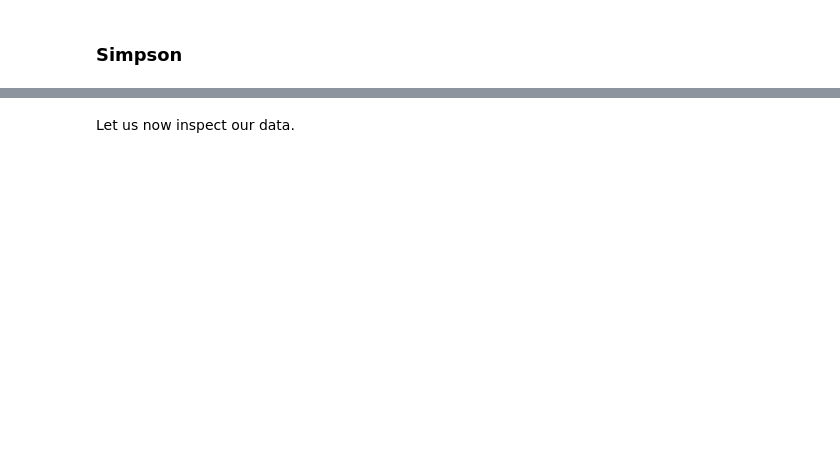
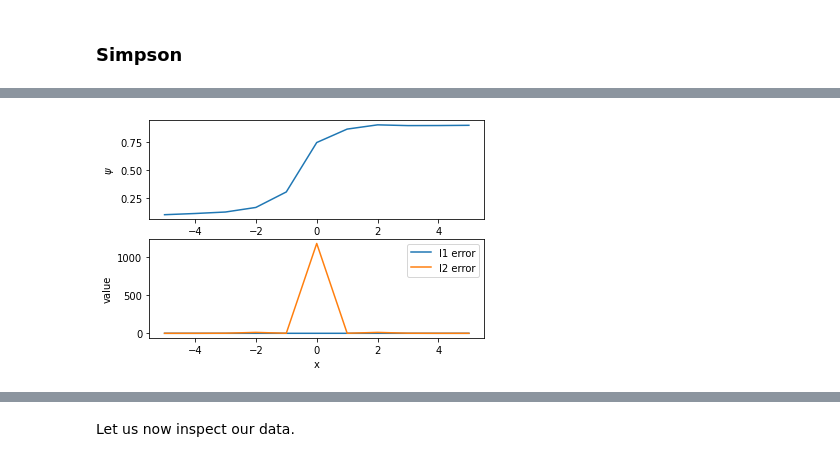
Before and after one commit to VijayStroup/ns-quadrature, a Jupyter notebook: nerve_quadrature.ipynb, the cells around one changed output, grey strips where cells are left out. Saved outputs shown, nothing was run; the diff lists cells and outputs as text; code cells hidden in the pictures; blank space fills up the shorter version.

```diff
--- a/nerve_quadrature.ipynb
+++ b/nerve_quadrature.ipynb
@@ -634,0 +655,4 @@ plot_results(simpdf)
+# %%
+plot_results(simpdf)
+# %% [output]
+[figure, added]
```
Also changed, not shown: parts of 23 cells of this notebook.
